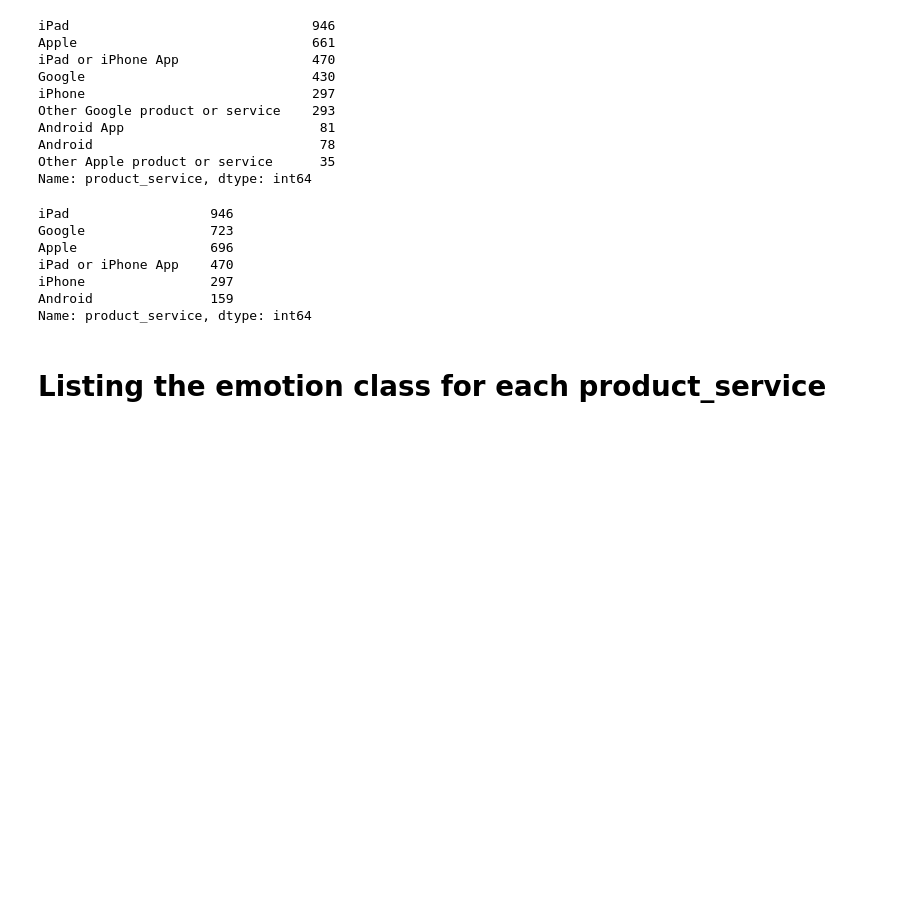
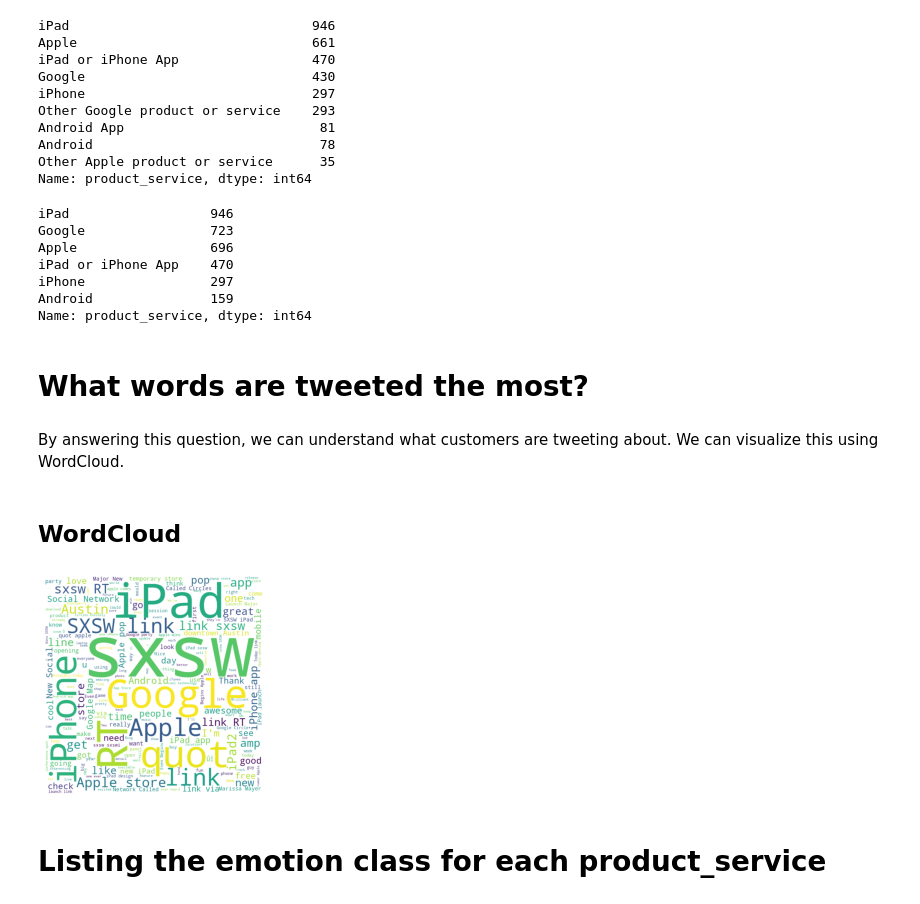
Before and after one commit to rahulakrish/customer_sentiment_analysis, a Jupyter notebook: project.ipynb, the cells around one changed output. Cells and saved outputs as stored; diff of their text form; code cells hidden in the pictures; blank space fills up the shorter version.

Commit message:
redid wordcloud

```diff
--- a/project.ipynb
+++ b/project.ipynb
@@ -101,6 +101,39 @@ iPad or iPhone App    470
 iPhone                297
 Android               159
 Name: product_service, dtype: int64
+# %% [markdown]
+# What words are tweeted the most?
+# %% [markdown]
+By answering this question, we can understand what customers are tweeting about. We can visualize this using WordCloud.
+# %% [markdown]
+## WordCloud
+# %%
+#importing the stopwords list to pass onto the WC generator
+stopwords_list = stopwords.words('english')
+stopwords_list.append('mention')
+
+#droppping null values
+df.dropna(inplace=True)
+
+#instantiate
+wc = WordCloud(background_color='white',
+               stopwords=stopwords_list,
+               height=800,
+               width=800,
+               )
+
+#for the wordcloud, we have to join all the text data into a single string
+text = " ".join(df['tweet_text'])
+
+#generate the WC
+wc.generate(text)
+
+#plot the WC
+plt.axis('off')
+plt.imshow(wc)
+plt.show()
+# %% [output]
+[figure, added]
 # %% [markdown]
 # Listing the emotion class for each product_service
 # %% [markdown]
```
Also changed, not shown: parts of 9 cells of this notebook.
